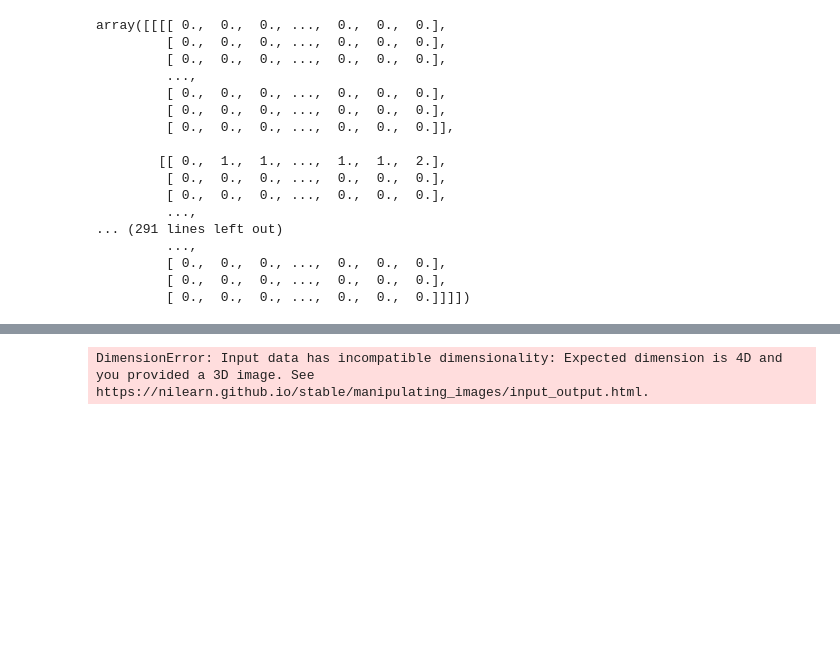
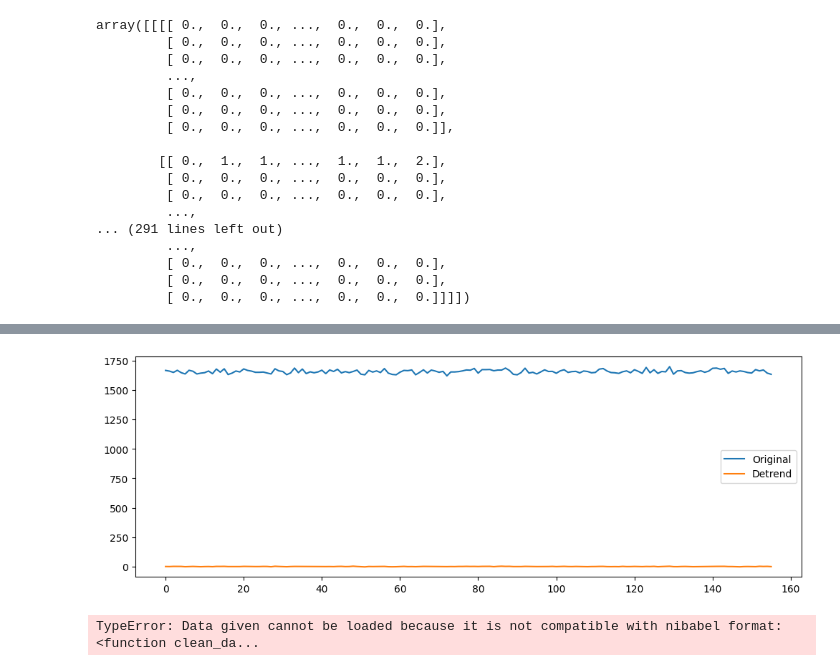
Before and after one commit to Jaslavie/attention, a Jupyter notebook: scripts/preprocessing.ipynb, the cells around one changed output, grey strips where cells are left out. Drawn from its saved outputs; the diff is of its cells as text; code cells hidden in the pictures; blank space fills up the shorter version.

Commit message:
successfully cleaned data

```diff
--- a/scripts/preprocessing.ipynb
+++ b/scripts/preprocessing.ipynb
@@ -165,19 +165,25 @@ def detrend_data(resampled_data):
     """
     smoothed_data = nli.smooth_img(resampled_data, fwhm=6)
     TR = resampled_data.header['pixdim'][4] # get the reptition time from the header
-    fund_d = nli.image.clean_img(smoothed_data, detrend=True, standardize=True, t_r=TR, )
+    func_d= nli.image.clean_img(smoothed_data, detrend=True, standardize=True, t_r=TR, )
 
-    x, y, z = fund_d.shape
-    print(f"Data shape: {x} x {y} x {z}")
-    plt.figure(figsize=(10, 10))
+    x, y, z, t = func_d.shape
+    print(f"Data shape: {x} x {y} x {z} x {t}")
+
+    # Retrieve middle points
+    mid_x = x // 2
+    mid_y = y //2
+    mid_z = z // 2
+    mid_t = t // 2
+
+    # Plot the time series at the middle points
     plt.figure(figsize=(12, 4))
-    plt.plot(np.transpose(data.get_fdata()[x, y, z, :]))
-    plt.plot(np.transpose(func_d.get_fdata()[x, y, z, :]))
+    plt.plot(np.transpose(resampled_data.get_fdata()[mid_x, mid_y, mid_z, :]))
+    plt.plot(np.transpose(func_d.get_fdata()[mid_x, mid_y, mid_z, :]))
     plt.legend(['Original', 'Detrend'])
     plt.show()
 
-    return fund_d
+    return func_d
 
 clean_data = clean_data(load_data(data_path)[0])
-plotting.view_img(clean_data, bg_img=clean_data)
 # %% [output]
@@ -194 +207,3 @@ Successfully loaded: ../data/sub-218/anat/sub-218_acq-b_T1w.nii.gz
+[figure, added]
-DimensionError: Input data has incompatible dimensionality: Expected dimension is 4D and you provided a 3D image. See https://nilearn.github.io/stable/manipulating_images/input_output.html.
+TypeError: Data given cannot be loaded because it is not compatible with nibabel format:
+<function clean_da...
```
Also changed, not shown: parts of 1 cell of this notebook.
